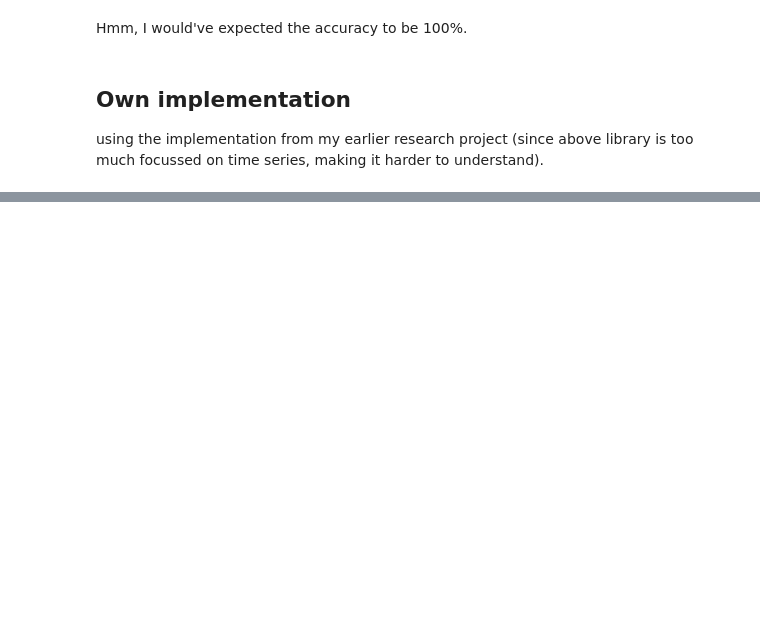
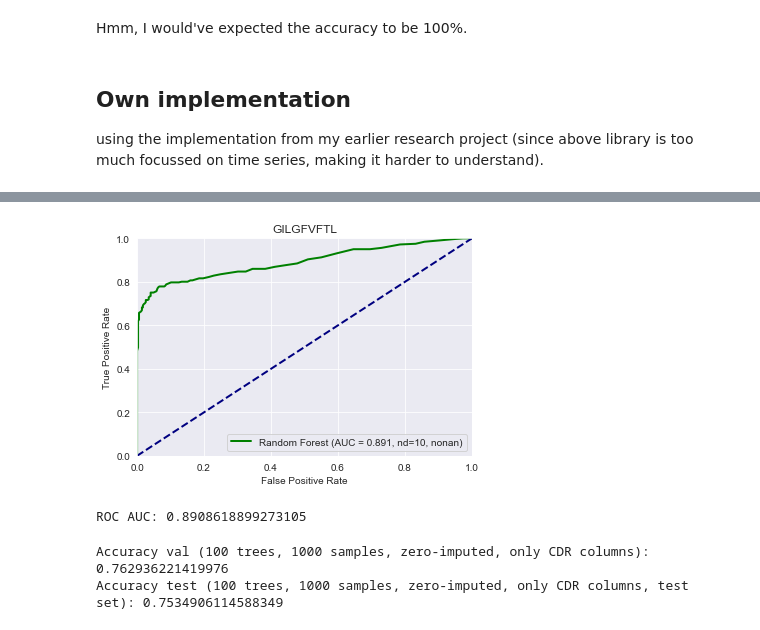
Before and after one commit to arnodeceuninck/thesis, a Jupyter notebook: 19 Proximity Forest.ipynb, the cells around one changed output, grey strips where cells are left out. Saved outputs shown, nothing was run; the diff lists cells and outputs as text; code cells hidden in the pictures; blank space fills up the shorter version.

```diff
--- a/19 Proximity Forest.ipynb
+++ b/19 Proximity Forest.ipynb
@@ -1040,0 +1224,71 @@ using the implementation from my earlier research project (since above library i
+# %%
+# do the same, but without nan's in the validation dataset
+val_df_no_nan = val_df.dropna()
+val_X_no_nan = val_df_no_nan[['CDR3_alfa', 'CDR3_beta']].to_numpy()
+val_y_no_nan = val_df_no_nan['reaction'].to_numpy()
+
+# nan_distance doesn't matter here, because there are no nan's
+for nan_distance in [10]:
+    model = ProximityForestClassifier(reduce_features=False, distance_measure=calculate_tcr_dist_multiple_chains,
+                                      distance_kwargs={"nan_distance": nan_distance})
+    model.fit(train_X, train_y)
+
+    predictions = model.predict_proba(val_X_no_nan)
+    fpr, tpr, thresholds = metrics.roc_curve(val_y_no_nan, predictions[:, 1], pos_label=1)
+    roc_auc = metrics.auc(fpr, tpr)
+    plot_roc_curve(fpr, tpr, label=f'Random Forest (AUC = {roc_auc:.3f}, nd={nan_distance}, nonan)', title="GILGFVFTL")
+    print(f"ROC AUC: {roc_auc}")
+# %% [output]
+[figure, added]
+ROC AUC: 0.8908618899273105
+# %%
+# Compare with performance of sklearn random forest with 100 trees and 1000 samples on the same columns
+from sklearn.ensemble import RandomForestClassifier
+from sklearn.metrics import \
+    accuracy_score  # accuracy instead of auc, since the Pforest print_results only provides accuracy
+
+from util import get_train_dataset, get_features, train_test_split, fix_test, get_test_dataset
+
+df = get_train_dataset()
+# df = df.sample(n=1000)
+df = df[['CDR3_alfa', 'CDR3_beta', 'reaction']]
+
+train, test = train_test_split(df, test_size=0.2, random_state=42)
+
+y = train['reaction']
+x = get_features(train, cdr_only=True)
+
+x_test = get_features(test, test=True, cdr_only=True)
+x_test = fix_test(x_test, x.columns)
+y_test = test['reaction']
+
+# change the nan values to 0
+x = x.fillna(0)
+x_test = x_test.fillna(0)
+
+clf = RandomForestClassifier(n_estimators=100, random_state=42)
+
+clf.fit(x, y)
+y_pred = clf.predict(x_test)
+
+# get accuracy
+accuracy = accuracy_score(y_test, y_pred)
+
+print(f"Accuracy val (100 trees, 1000 samples, zero-imputed, only CDR columns): {accuracy}")
+
+df_test = get_test_dataset()
+df_test = df_test[['CDR3_alfa', 'CDR3_beta', 'reaction']]
+x_test = get_features(df_test, test=True, cdr_only=True)
+x_test = fix_test(x_test, x.columns)
+x_test = x_test.fillna(0)
+y_test = df_test['reaction']
+
+y_pred = clf.predict(x_test)
+
+# get accuracy
+accuracy = accuracy_score(y_test, y_pred)
+
+print(f"Accuracy test (100 trees, 1000 samples, zero-imputed, only CDR columns, test set): {accuracy}")
+# %% [output]
+Accuracy val (100 trees, 1000 samples, zero-imputed, only CDR columns): 0.762936221419976
+Accuracy test (100 trees, 1000 samples, zero-imputed, only CDR columns, test set): 0.7534906114588349
```
Also changed, not shown: parts of 67 cells of this notebook, 6 other files.
